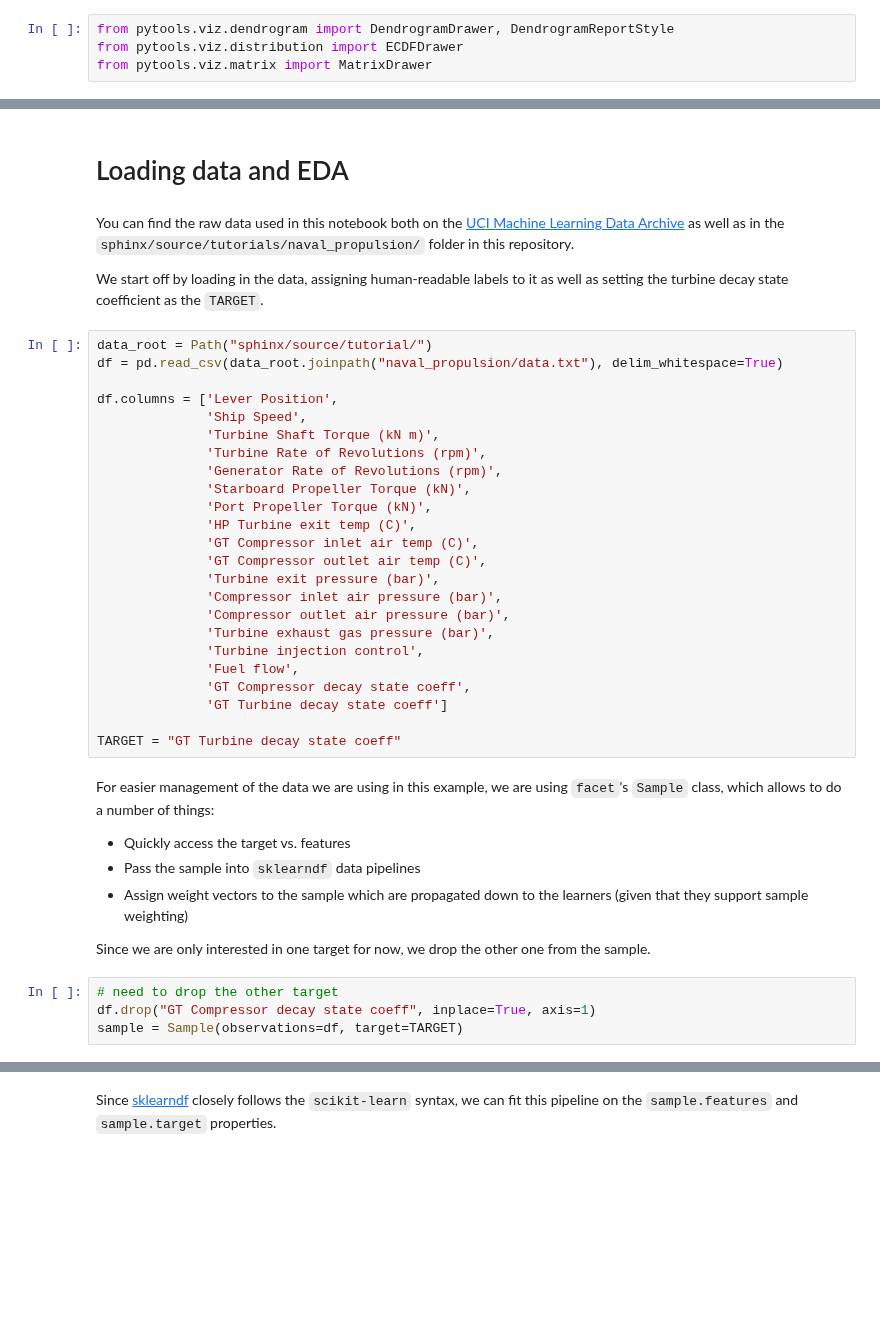
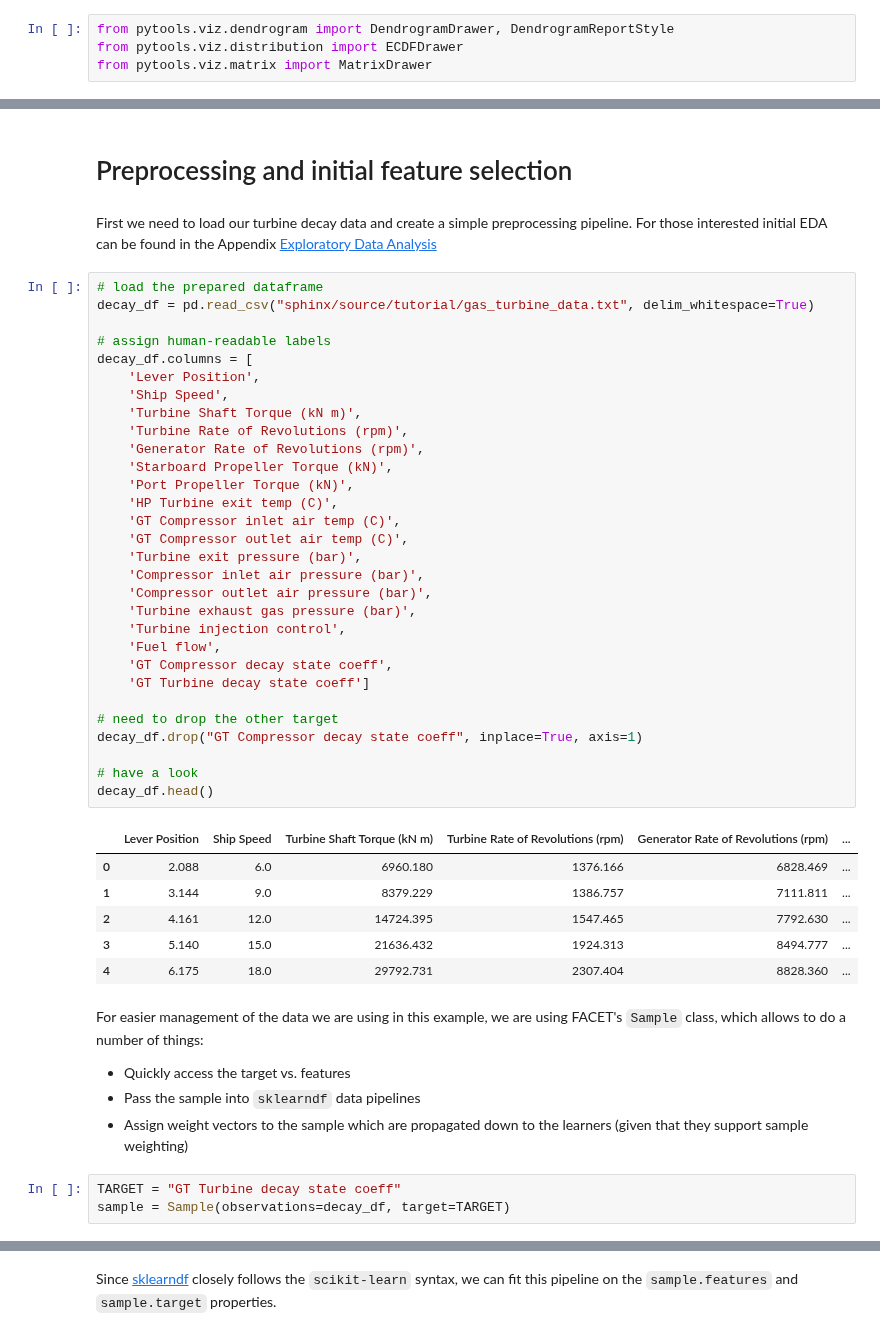
Before and after one commit to BCG-X-Official/facet, a Jupyter notebook: sphinx/source/tutorial/Predictive_Maintenance_Regression_with_Facet.ipynb, the cells around one changed output, grey strips where cells are left out. Drawn from its saved outputs; the diff is of its cells as text; blank space fills up the shorter version.

Commit message:
initial reformatting of notebook to template

```diff
--- a/sphinx/source/tutorial/Predictive_Maintenance_Regression_with_Facet.ipynb
+++ b/sphinx/source/tutorial/Predictive_Maintenance_Regression_with_Facet.ipynb
@@ -146,42 +149,50 @@ While we can solve questions 1 and parts of question 2 with commonly used machin
-# %% [markdown]
-# Loading data and EDA
-# %% [markdown]
-You can find the raw data used in this notebook both on the [UCI Machine Learning Data Archive](http://archive.ics.uci.edu/ml/datasets/condition+based+maintenance+of+naval+propulsion+plants) as well as in the `sphinx/source/tutorials/naval_propulsion/` folder in this repository.
-
-We start off by loading in the data, assigning human-readable labels to it as well as setting the turbine decay state coefficient as the `TARGET`.
+# %% [markdown]
+# Preprocessing and initial feature selection
+# %% [markdown]
+First we need to load our turbine decay data and create a simple preprocessing pipeline. For those interested initial EDA can be found in the Appendix [Exploratory Data Analysis](#Exploratory-Data-Analysis)
 # %%
-data_root = Path("sphinx/source/tutorial/")
-df = pd.read_csv(data_root.joinpath("naval_propulsion/data.txt"), delim_whitespace=True)
+# load the prepared dataframe
+decay_df = pd.read_csv("sphinx/source/tutorial/gas_turbine_data.txt", delim_whitespace=True)
 
-df.columns = ['Lever Position',
-              'Ship Speed',
-              'Turbine Shaft Torque (kN m)',
-              'Turbine Rate of Revolutions (rpm)',
-              'Generator Rate of Revolutions (rpm)',
-              'Starboard Propeller Torque (kN)',
-              'Port Propeller Torque (kN)',
-              'HP Turbine exit temp (C)',
-              'GT Compressor inlet air temp (C)',
-              'GT Compressor outlet air temp (C)',
-              'Turbine exit pressure (bar)',
-              'Compressor inlet air pressure (bar)',
-              'Compressor outlet air pressure (bar)',
-              'Turbine exhaust gas pressure (bar)',
-              'Turbine injection control',
-              'Fuel flow',
-              'GT Compressor decay state coeff',
-              'GT Turbine decay state coeff']
+# assign human-readable labels
+decay_df.columns = [
+    'Lever Position',
+    'Ship Speed',
+    'Turbine Shaft Torque (kN m)',
+    'Turbine Rate of Revolutions (rpm)',
+    'Generator Rate of Revolutions (rpm)',
+    'Starboard Propeller Torque (kN)',
+    'Port Propeller Torque (kN)',
+    'HP Turbine exit temp (C)',
+    'GT Compressor inlet air temp (C)',
+    'GT Compressor outlet air temp (C)',
+    'Turbine exit pressure (bar)',
+    'Compressor inlet air pressure (bar)',
+    'Compressor outlet air pressure (bar)',
+    'Turbine exhaust gas pressure (bar)',
+    'Turbine injection control',
+    'Fuel flow',
+    'GT Compressor decay state coeff',
+    'GT Turbine decay state coeff']
 
-TARGET = "GT Turbine decay state coeff"
+# need to drop the other target
+decay_df.drop("GT Compressor decay state coeff", inplace=True, axis=1)
+
+# have a look
+decay_df.head()
+# %% [output]
+|  | Lever Position | Ship Speed | Turbine Shaft Torque (kN m) | Turbine Rate of Revolutions (rpm) | Generator Rate of Revolutions (rpm) | ... |
+| 0 | 2.088 | 6.0 | 6960.180 | 1376.166 | 6828.469 | ... |
+| 1 | 3.144 | 9.0 | 8379.229 | 1386.757 | 7111.811 | ... |
+| 2 | 4.161 | 12.0 | 14724.395 | 1547.465 | 7792.630 | ... |
+| 3 | 5.140 | 15.0 | 21636.432 | 1924.313 | 8494.777 | ... |
+| 4 | 6.175 | 18.0 | 29792.731 | 2307.404 | 8828.360 | ... |
 # %% [markdown]
-For easier management of the data we are using in this example, we are using `facet`'s `Sample` class, which allows to do a number of things:
+For easier management of the data we are using in this example, we are using FACET's `Sample` class, which allows to do a number of things:
 
 - Quickly access the target vs. features
 - Pass the sample into `sklearndf` data pipelines
 - Assign weight vectors to the sample which are propagated down to the learners (given that they support sample weighting)
-
-Since we are only interested in one target for now, we drop the other one from the sample.
 # %%
-# need to drop the other target
-df.drop("GT Compressor decay state coeff", inplace=True, axis=1)
-sample = Sample(observations=df, target=TARGET)
+TARGET = "GT Turbine decay state coeff"
+sample = Sample(observations=decay_df, target=TARGET)
```
Also changed, not shown: parts of 74 cells of this notebook.
